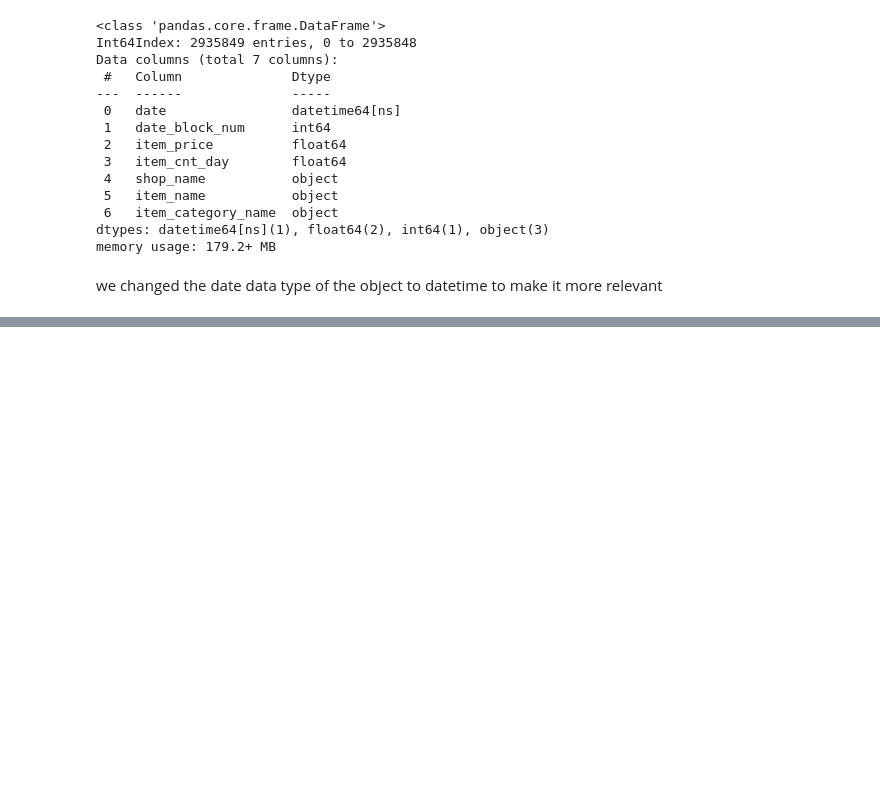
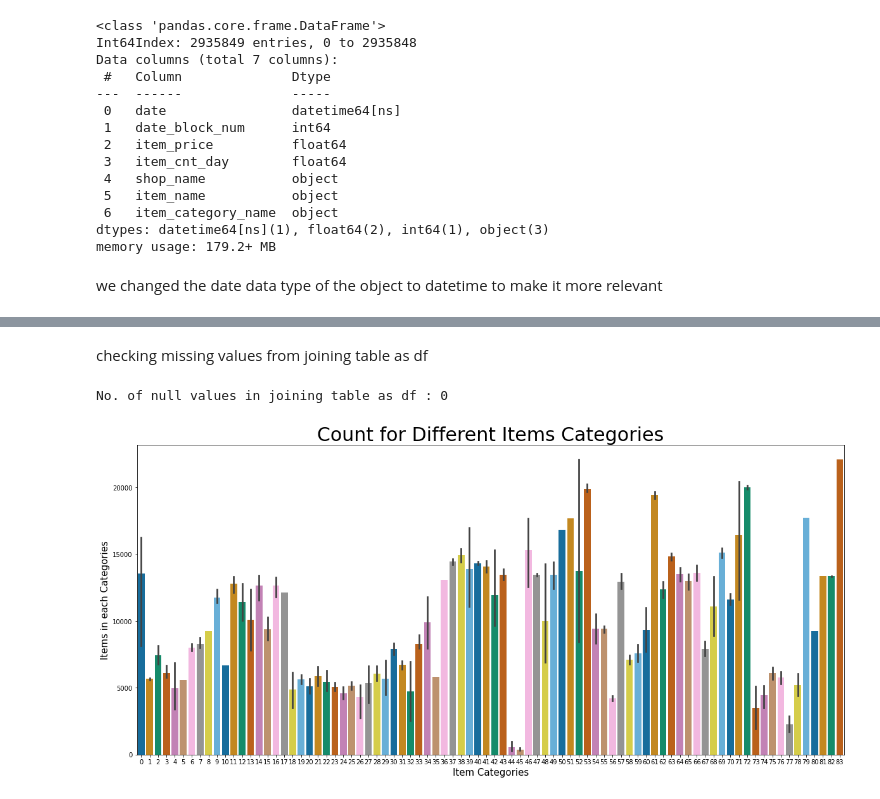
Before and after one commit to learndosomethingINA/learndosomethingINA, a Jupyter notebook: predict-future-sales-practice.ipynb, the cells around one changed output, grey strips where cells are left out. Cells and saved outputs as stored; diff of their text form; code cells hidden in the pictures; blank space fills up the shorter version.

```diff
--- a/predict-future-sales-practice.ipynb
+++ b/predict-future-sales-practice.ipynb
@@ -148,0 +192,6 @@ we changed the date data type of the object to datetime to make it more relevant
+# %% [markdown]
+checking missing values from joining table as df
+# %%
+print("No. of null values in joining table as df :", df.isnull().sum().sum())
+# %% [output]
+No. of null values in joining table as df : 0
@@ -148,0 +200,9 @@ we changed the date data type of the object to datetime to make it more relevant
+# %%
+plt.rcParams['figure.figsize'] = (20, 9)
+sns.barplot(item['item_category_id'], item['item_id'], palette = 'colorblind')
+plt.title('Count for Different Items Categories', fontsize = 30)
+plt.xlabel('Item Categories', fontsize = 15)
+plt.ylabel('Items in each Categories', fontsize = 15)
+plt.show()
+# %% [output]
+[figure, added]
```
Also changed, not shown: parts of 11 cells of this notebook.
